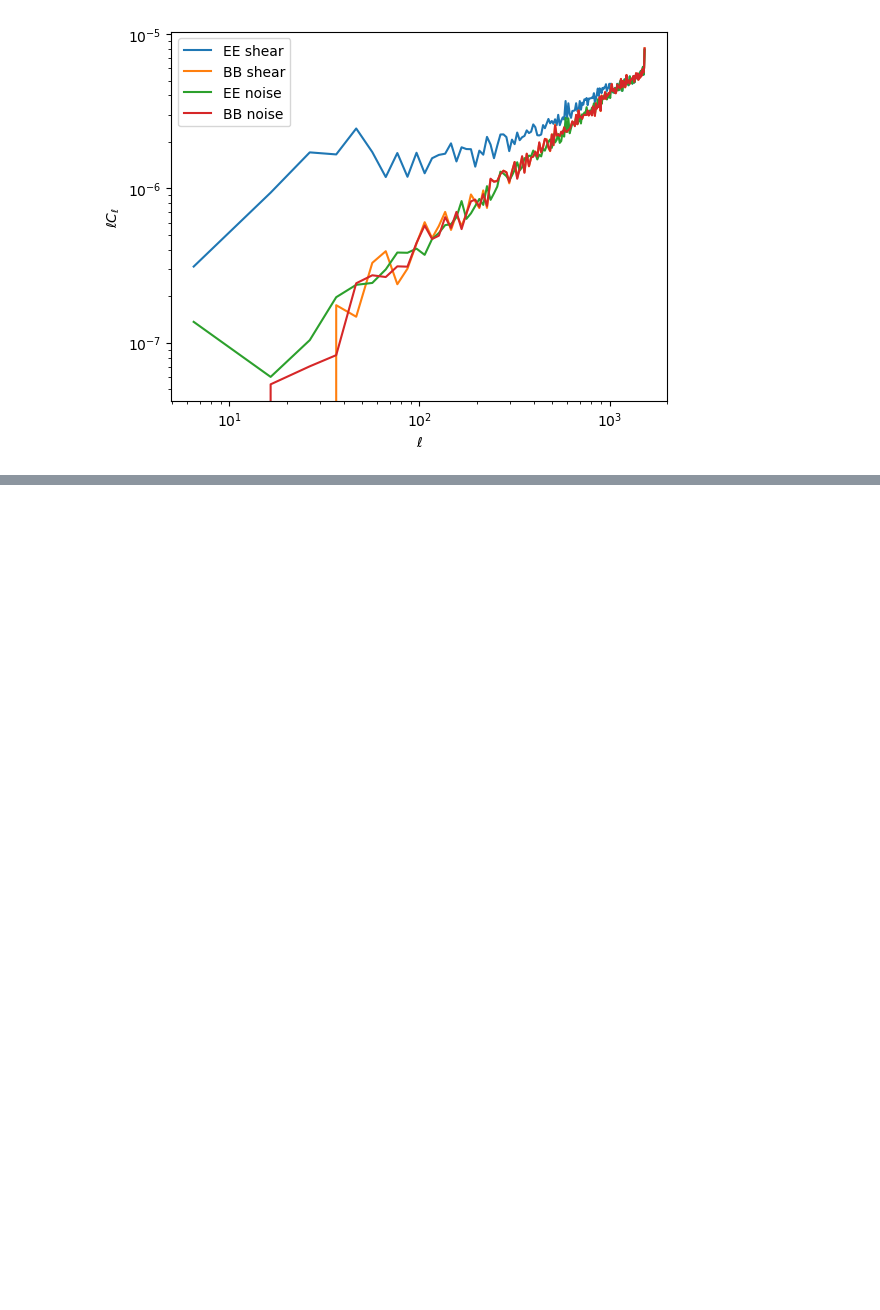
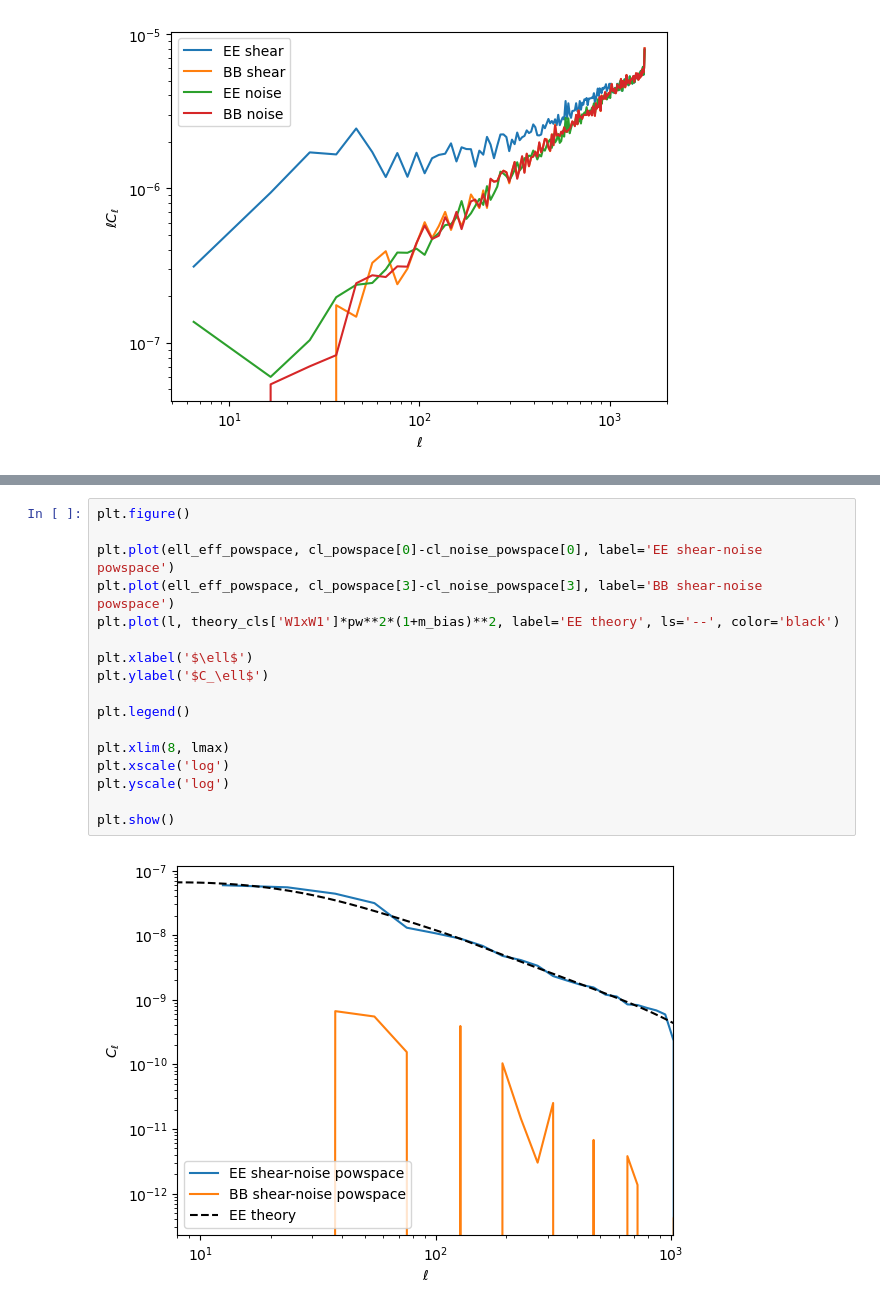
Before and after one commit to sachaguer/UNIONS_forward_model, a Jupyter notebook: notebooks/summary_statistics.ipynb, the cells around one changed output, grey strips where cells are left out. Saved outputs shown, nothing was run; the diff lists cells and outputs as text; blank space fills up the shorter version.

```diff
--- a/notebooks/summary_statistics.ipynb
+++ b/notebooks/summary_statistics.ipynb
@@ -98,0 +164,19 @@ plt.show()
+# %%
+plt.figure()
+
+plt.plot(ell_eff_powspace, cl_powspace[0]-cl_noise_powspace[0], label='EE shear-noise powspace')
+plt.plot(ell_eff_powspace, cl_powspace[3]-cl_noise_powspace[3], label='BB shear-noise powspace')
+plt.plot(l, theory_cls['W1xW1']*pw**2*(1+m_bias)**2, label='EE theory', ls='--', color='black')
+
+plt.xlabel('$\ell$')
+plt.ylabel('$C_\ell$')
+
+plt.legend()
+
+plt.xlim(8, lmax)
+plt.xscale('log')
+plt.yscale('log')
+
+plt.show()
+# %% [output]
+[figure, added]
```
Also changed, not shown: parts of 16 cells of this notebook, 5 other files.
